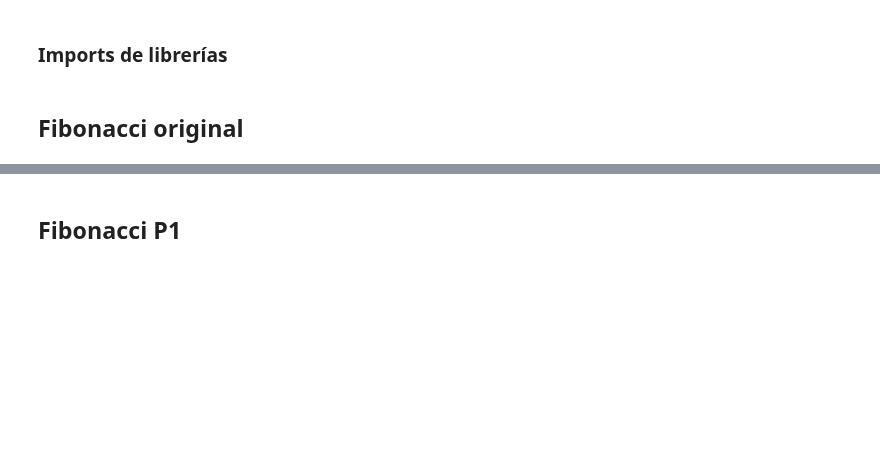
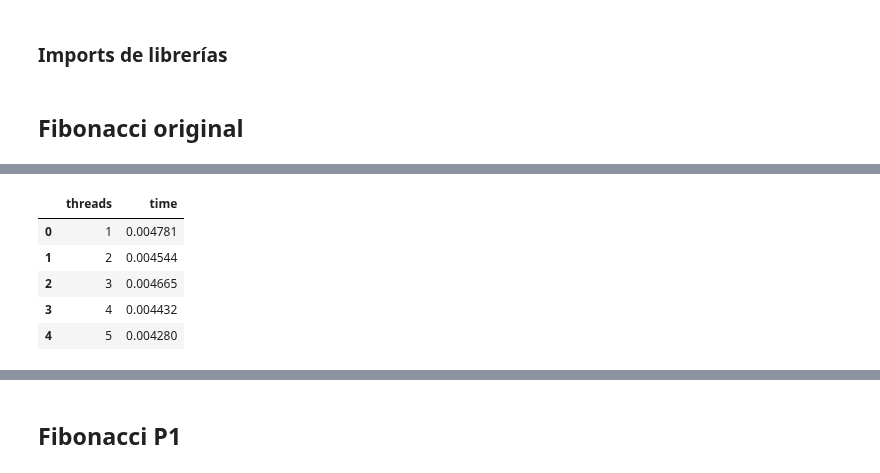
Before and after one commit to jparadadev/notebooks, a Jupyter notebook: high-performance-for-cyber-security/fibonacci.ipynb, the cells around one changed output, grey strips where cells are left out. Cells and saved outputs as stored; diff of their text form; code cells hidden in the pictures; blank space fills up the shorter version.

```diff
--- a/high-performance-for-cyber-security/fibonacci.ipynb
+++ b/high-performance-for-cyber-security/fibonacci.ipynb
@@ -11,0 +25,13 @@ import matplotlib.pyplot as plt
+# %%
+df_10_med = df_10.groupby(['threads'], as_index=True)['time'].median().reset_index(name='time')
+df_20_med = df_20.groupby(['threads'], as_index=True)['time'].median().reset_index(name='time')
+df_30_med = df_30.groupby(['threads'], as_index=True)['time'].median().reset_index(name='time')
+
+df_10_med.head()
+# %% [output]
+|  | threads | time |
+| 0 | 1 | 0.004781 |
+| 1 | 2 | 0.004544 |
+| 2 | 3 | 0.004665 |
+| 3 | 4 | 0.004432 |
+| 4 | 5 | 0.004280 |
```
Also changed, not shown: parts of 2 cells of this notebook, 3 other files.
